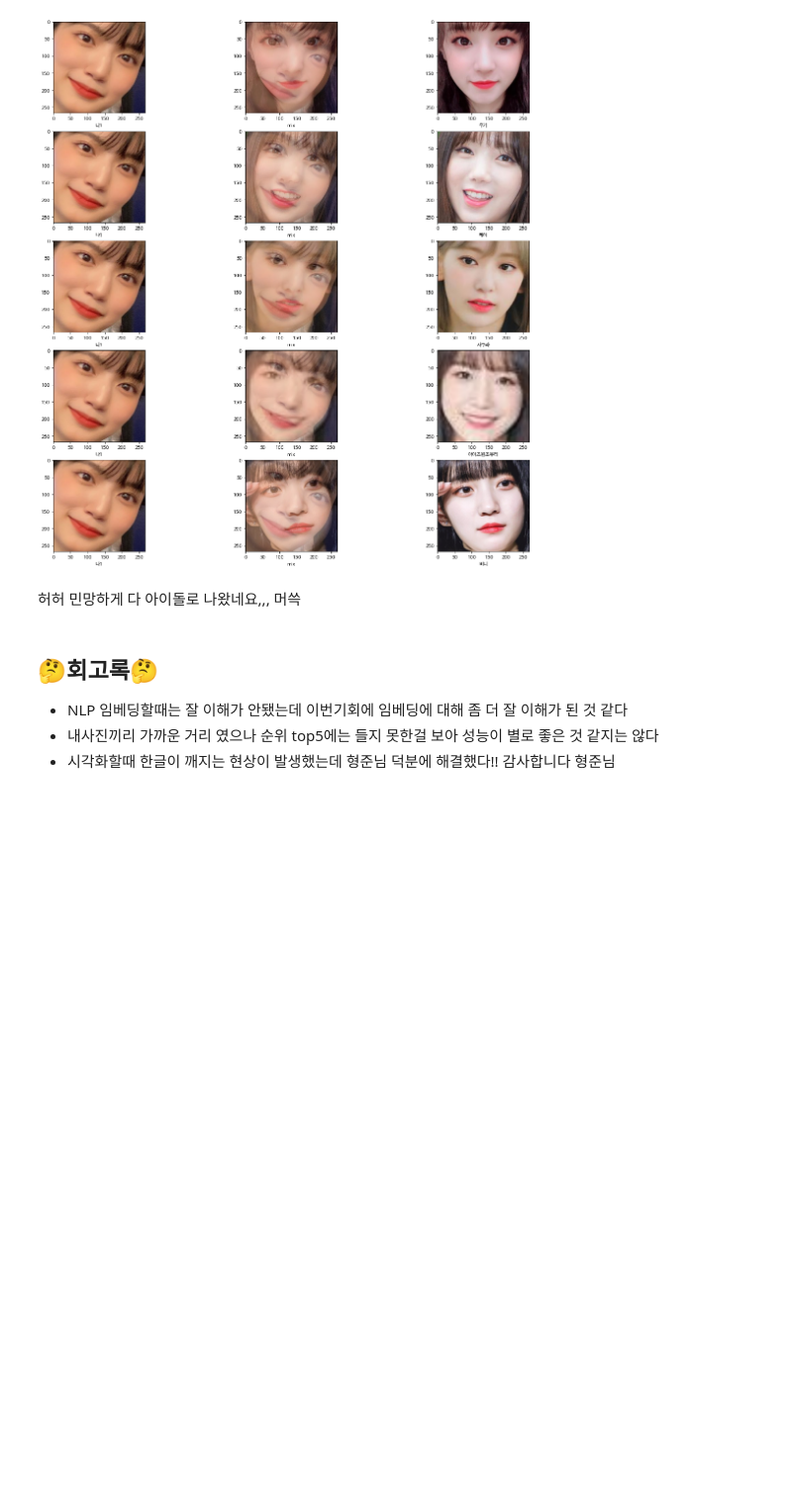
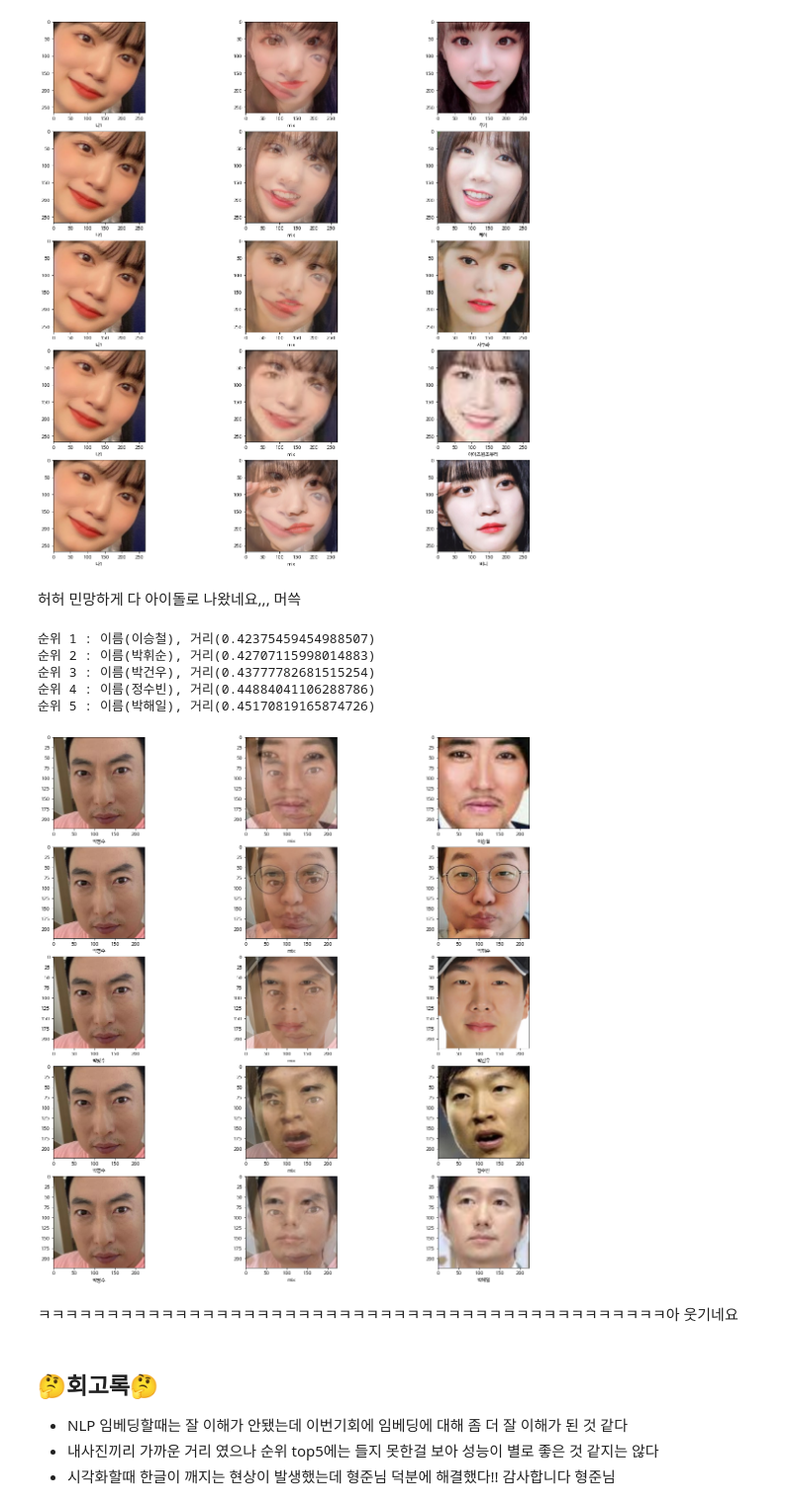
Before and after one commit to mkkim007/AIFFEL, a Jupyter notebook: [E_05]FaceNet.ipynb, the cells around one changed output. Shown at 99% size. Cells and saved outputs as stored; diff of their text form; code cells hidden in the pictures; blank space fills up the shorter version.

```diff
--- a/[E_05]FaceNet.ipynb
+++ b/[E_05]FaceNet.ipynb
@@ -309,6 +309,20 @@ get_nearest_face_images('나1', sorted_faces)
 [figure]
 # %% [markdown]
 허허 민망하게 다 아이돌로 나왔네요,,, 머쓱
+# %%
+sorted_faces, key = get_nearest_face('박명수', 5)
+# %% [output]
+순위 1 : 이름(이승철), 거리(0.42375459454988507)
+순위 2 : 이름(박휘순), 거리(0.42707115998014883)
+순위 3 : 이름(박건우), 거리(0.43777782681515254)
+순위 4 : 이름(정수빈), 거리(0.44884041106288786)
+순위 5 : 이름(박해일), 거리(0.45170819165874726)
+# %%
+get_nearest_face_images('박명수', sorted_faces)
+# %% [output]
+[figure, added]
+# %% [markdown]
+ㅋㅋㅋㅋㅋㅋㅋㅋㅋㅋㅋㅋㅋㅋㅋㅋㅋㅋㅋㅋㅋㅋㅋㅋㅋㅋㅋㅋㅋㅋㅋㅋㅋㅋㅋㅋㅋㅋㅋㅋㅋㅋㅋㅋㅋㅋ아 웃기네요
 # %% [markdown]
 ## 🤔회고록🤔
 - NLP 임베딩할때는 잘 이해가 안됐는데 이번기회에 임베딩에 대해 좀 더 잘 이해가 된 것 같다
```
Also changed, not shown: parts of 3 cells of this notebook.
